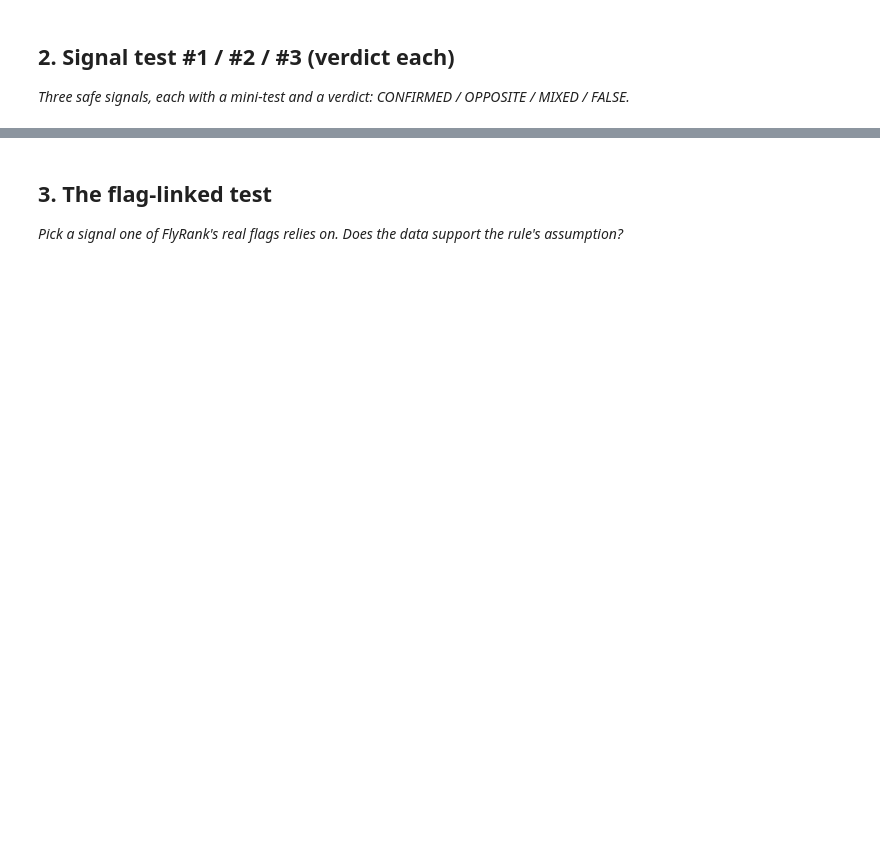
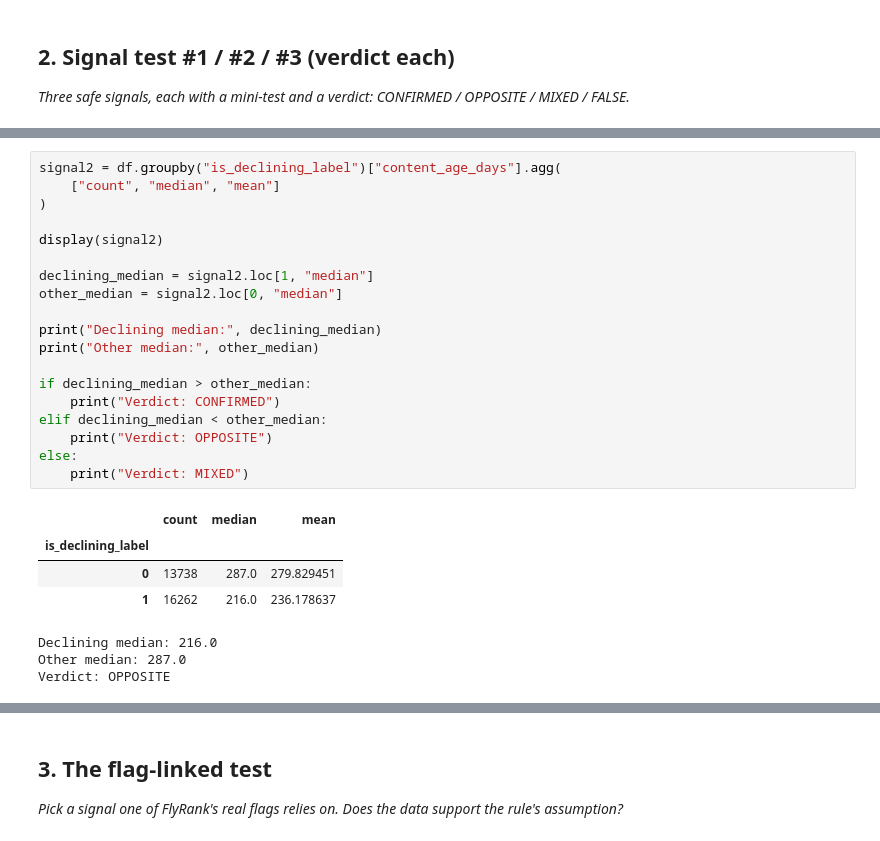
Before and after one commit to Srilaya30/flyrank-ml-internship, a Jupyter notebook: work/notebooks/w04_signal_audit.ipynb, the cells around one changed output, grey strips where cells are left out. Saved outputs shown, nothing was run; the diff lists cells and outputs as text; blank space fills up the shorter version.

```diff
--- a/work/notebooks/w04_signal_audit.ipynb
+++ b/work/notebooks/w04_signal_audit.ipynb
@@ -22,0 +110,27 @@ This skeleton is yours to fill. Work the sections **in order** — each one has
+# %%
+signal2 = df.groupby("is_declining_label")["content_age_days"].agg(
+    ["count", "median", "mean"]
+)
+
+display(signal2)
+
+declining_median = signal2.loc[1, "median"]
+other_median = signal2.loc[0, "median"]
+
+print("Declining median:", declining_median)
+print("Other median:", other_median)
+
+if declining_median > other_median:
+    print("Verdict: CONFIRMED")
+elif declining_median < other_median:
+    print("Verdict: OPPOSITE")
+else:
+    print("Verdict: MIXED")
+# %% [output]
+|  | count | median | mean |
+| is_declining_label |  |  |  |
+| 0 | 13738 | 287.0 | 279.829451 |
+| 1 | 16262 | 216.0 | 236.178637 |
+Declining median: 216.0
+Other median: 287.0
+Verdict: OPPOSITE
```
Also changed, not shown: parts of 14 cells of this notebook.
